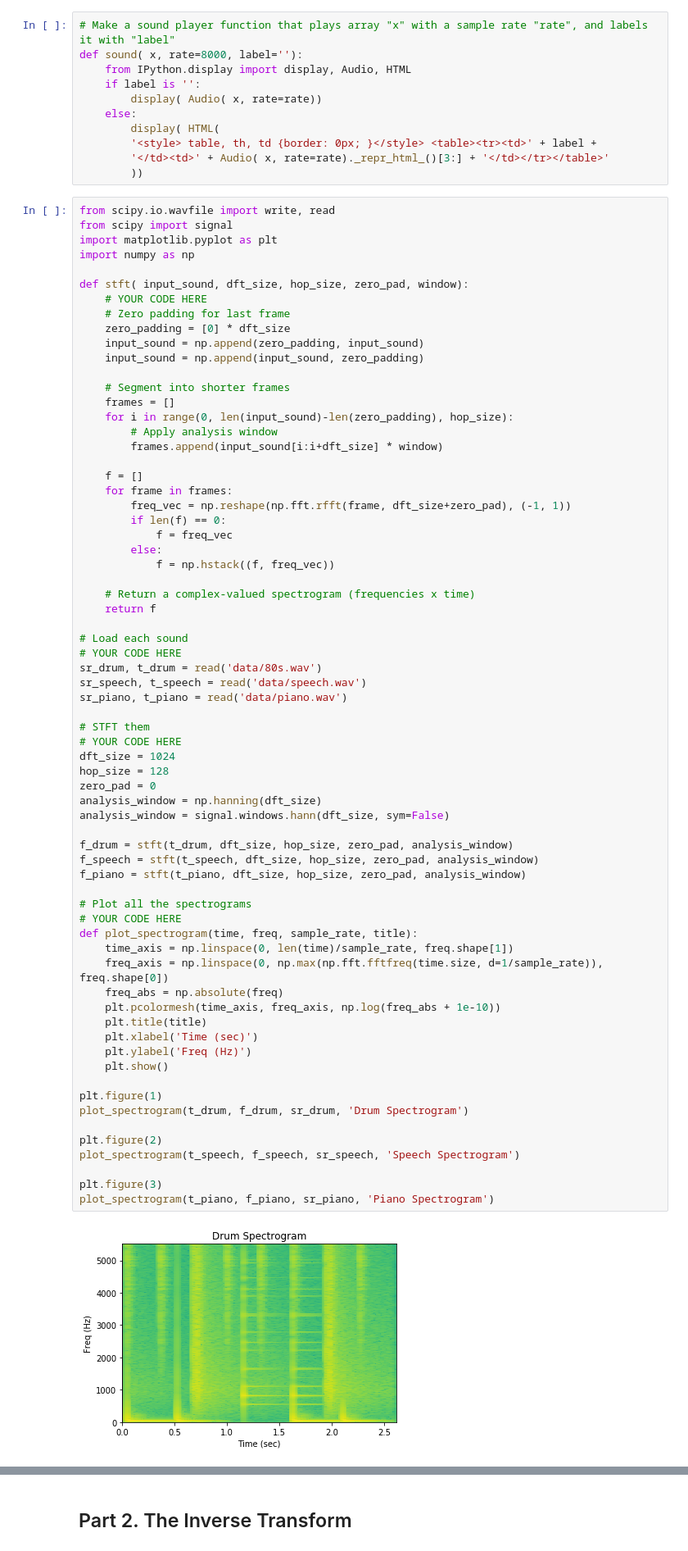
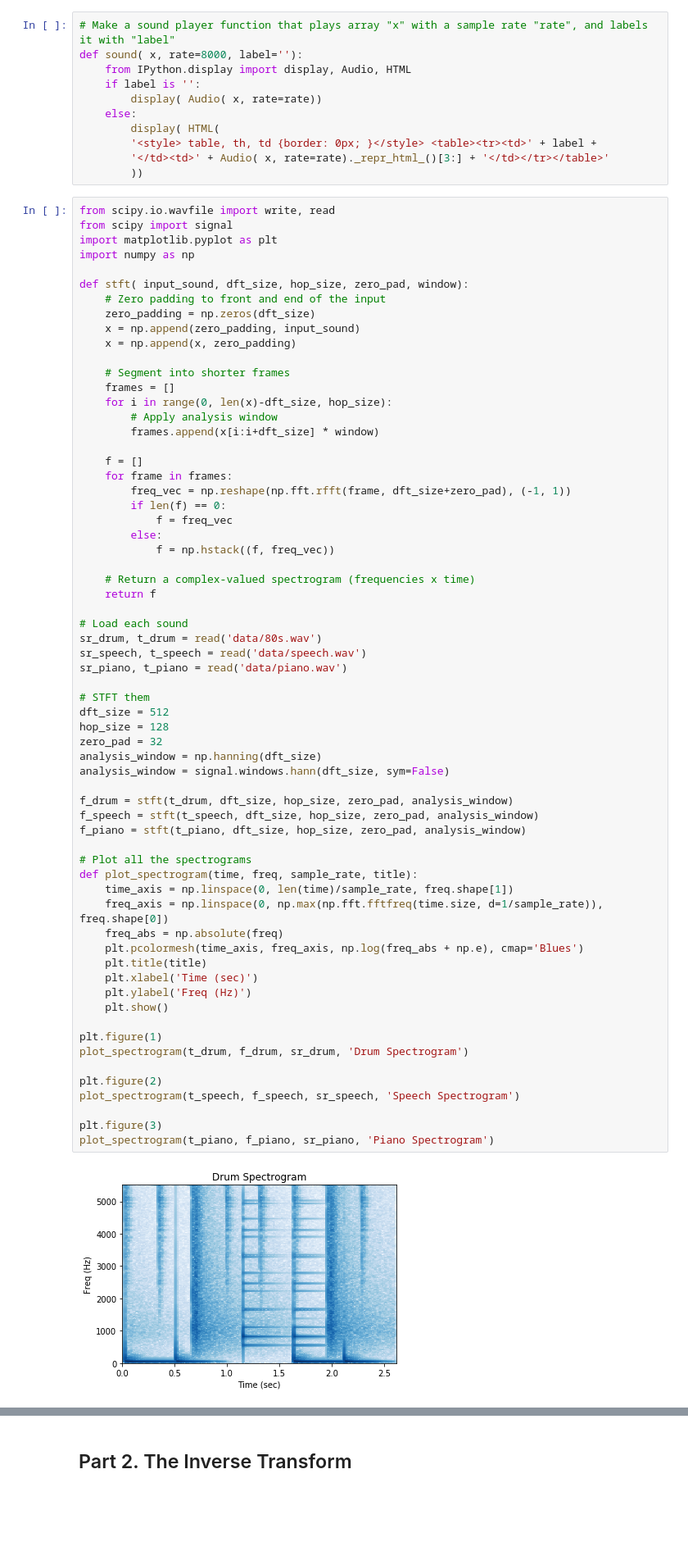
Before and after one commit to taiyingchen/CS498PS, a Jupyter notebook: Lab_1.ipynb, the cells around one changed output, grey strips where cells are left out. Shown at 82% size. Cells and saved outputs as stored; diff of their text form; blank space fills up the shorter version.

Commit message:
Lab1: Fix zero padding bug

```diff
--- a/Lab_1.ipynb
+++ b/Lab_1.ipynb
@@ -54,17 +54,16 @@ import matplotlib.pyplot as plt
 import numpy as np
 
 def stft( input_sound, dft_size, hop_size, zero_pad, window):
-    # YOUR CODE HERE
-    # Zero padding for last frame
-    zero_padding = [0] * dft_size
-    input_sound = np.append(zero_padding, input_sound)
-    input_sound = np.append(input_sound, zero_padding)
+    # Zero padding to front and end of the input
+    zero_padding = np.zeros(dft_size)
+    x = np.append(zero_padding, input_sound)
+    x = np.append(x, zero_padding)
 
     # Segment into shorter frames
     frames = []
-    for i in range(0, len(input_sound)-len(zero_padding), hop_size):
+    for i in range(0, len(x)-dft_size, hop_size):
         # Apply analysis window
-        frames.append(input_sound[i:i+dft_size] * window)
+        frames.append(x[i:i+dft_size] * window)
 
     f = []
     for frame in frames:
@@ -78,42 +77,39 @@ def stft( input_sound, dft_size, hop_size, zero_pad, window):
     return f
 
 # Load each sound
-# YOUR CODE HERE
 sr_drum, t_drum = read('data/80s.wav')
 sr_speech, t_speech = read('data/speech.wav')
 sr_piano, t_piano = read('data/piano.wav')
 
 # STFT them
-# YOUR CODE HERE
-dft_size = 1024
+dft_size = 512
 hop_size = 128
-zero_pad = 0
+zero_pad = 32
 analysis_window = np.hanning(dft_size)
 analysis_window = signal.windows.hann(dft_size, sym=False)
 
 f_drum = stft(t_drum, dft_size, hop_size, zero_pad, analysis_window)
 f_speech = stft(t_speech, dft_size, hop_size, zero_pad, analysis_window)
 f_piano = stft(t_piano, dft_size, hop_size, zero_pad, analysis_window)
 
 # Plot all the spectrograms
-# YOUR CODE HERE
 def plot_spectrogram(time, freq, sample_rate, title):
     time_axis = np.linspace(0, len(time)/sample_rate, freq.shape[1])
     freq_axis = np.linspace(0, np.max(np.fft.fftfreq(time.size, d=1/sample_rate)), freq.shape[0])
     freq_abs = np.absolute(freq)
-    plt.pcolormesh(time_axis, freq_axis, np.log(freq_abs + 1e-10))
+    plt.pcolormesh(time_axis, freq_axis, np.log(freq_abs + np.e), cmap='Blues')
     plt.title(title)
     plt.xlabel('Time (sec)')
     plt.ylabel('Freq (Hz)')
     plt.show()
 
 plt.figure(1)
 plot_spectrogram(t_drum, f_drum, sr_drum, 'Drum Spectrogram')
 
 plt.figure(2)
 plot_spectrogram(t_speech, f_speech, sr_speech, 'Speech Spectrogram')
 
 plt.figure(3)
 plot_spectrogram(t_piano, f_piano, sr_piano, 'Piano Spectrogram')
 # %% [output]
-[figure, old version]
+[figure, new version]
```
Also changed, not shown: parts of 3 cells of this notebook.
